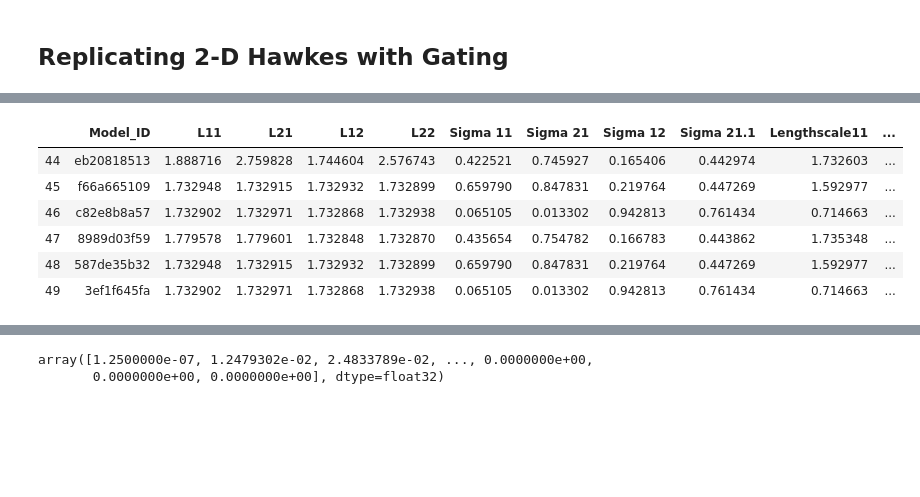
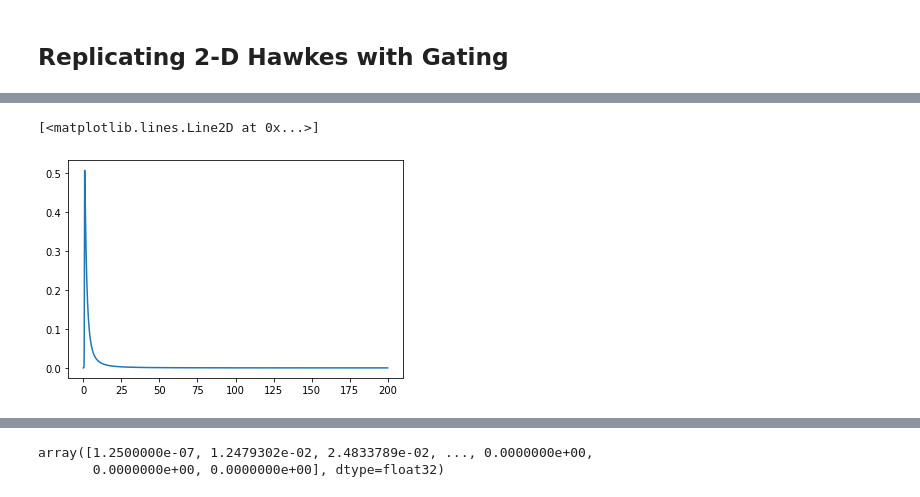
Before and after one commit to yamacisik/gated_kernel_tpp, a Jupyter notebook: kernel_fuctions_experiments.ipynb, the cells around one changed output, grey strips where cells are left out. Saved outputs shown, nothing was run; the diff lists cells and outputs as text; code cells hidden in the pictures; blank space fills up the shorter version.

```diff
--- a/kernel_fuctions_experiments.ipynb
+++ b/kernel_fuctions_experiments.ipynb
@@ -639,3 +639,28 @@ tensor([1.0000e-06, 1.0000e-01, 2.0000e-01,  ..., 1.9970e+02, 1.9980e+02,
         1.9990e+02])
 # %% [markdown]
 ## Replicating 2-D Hawkes with Gating
+# %%
+def magic_kernel_2(x, sigma=1, lengthscale=1, l = 1.0,s=1.0):
+    d = x
+    k1 = 1 + torch.tanh((d - l +1) / s)
+    k2 = torch.exp(-(d) / lengthscale)
+
+    return sigma*k1*k2
+
+
+t =torch.arange(0,200,0.1)+0.000001
+
+def triggering_kernel(t,n_kernel = 0):
+
+    if n_kernel ==0:
+        return 0.2*(0.5+t)**(-1.3)
+    elif n_kernel ==2:
+        return 0.03*np.exp(-0.3*t)
+    elif n_kernel ==1:
+        return 0.05*np.exp(-0.2*t) + 0.16*np.exp(-0.8*t)
+    else:
+        t_c = np.copy(t)
+        t_c[t_c>4] =0
+        sin = np.sin(t_c)/8
+        sin[sin <0] =0
+        return sin
@@ -642,24 +680,19 @@ tensor([1.0000e-06, 1.0000e-01, 2.0000e-01,  ..., 1.9970e+02, 1.9980e+02,
 # %%
-def magic_kernel_2(x, sigma=1, lengthscale=1, l = 1.0,s=1.0):
-    d = x
+ def magic_kernel_2(x, sigma=1, lengthscale=5, l = 1.0,s=1.0):
+    d= x
     k1 = 1 + torch.tanh((d - l +1) / s)
-    k2 = torch.exp(-(d) / lengthscale)
+    alpha = 1
+    k2 =  (1 + (d ** 2) / (alpha * lengthscale ** 2)) ** (-alpha)
+    # k2 = torch.exp(-(d) / lengthscale)
+    scores = (sigma**2)*(k1)*(k2)
+    # self.scores = sigma*(alpha/le
 
-    return sigma*k1*k2
-
-
-t =torch.arange(0,200,0.1)+0.000001
+    return scores
+values = magic_kernel_2(t,sigma = 0.590733, lengthscale = 1.580386, s = 0.106591,l = 1.728479)
+plt.plot(t,values)
+# %% [output]
+[<matplotlib.lines.Line2D at 0x...>]
+[figure, added]
-# %%
-params = pd.read_csv('learned_params_2.csv')
-params.tail(6)
-# %% [output]
-|  | Model_ID | L11 | L21 | L12 | L22 | Sigma 11 | Sigma 21 | Sigma 12 | Sigma 21.1 | Lengthscale11 | ... |
-| 44 | eb20818513 | 1.888716 | 2.759828 | 1.744604 | 2.576743 | 0.422521 | 0.745927 | 0.165406 | 0.442974 | 1.732603 | ... |
-| 45 | f66a665109 | 1.732948 | 1.732915 | 1.732932 | 1.732899 | 0.659790 | 0.847831 | 0.219764 | 0.447269 | 1.592977 | ... |
-| 46 | c82e8b8a57 | 1.732902 | 1.732971 | 1.732868 | 1.732938 | 0.065105 | 0.013302 | 0.942813 | 0.761434 | 0.714663 | ... |
-| 47 | 8989d03f59 | 1.779578 | 1.779601 | 1.732848 | 1.732870 | 0.435654 | 0.754782 | 0.166783 | 0.443862 | 1.735348 | ... |
-| 48 | 587de35b32 | 1.732948 | 1.732915 | 1.732932 | 1.732899 | 0.659790 | 0.847831 | 0.219764 | 0.447269 | 1.592977 | ... |
-| 49 | 3ef1f645fa | 1.732902 | 1.732971 | 1.732868 | 1.732938 | 0.065105 | 0.013302 | 0.942813 | 0.761434 | 0.714663 | ... |
 # %%
 
 
```
Also changed, not shown: parts of 2 cells of this notebook, 2 other files.
